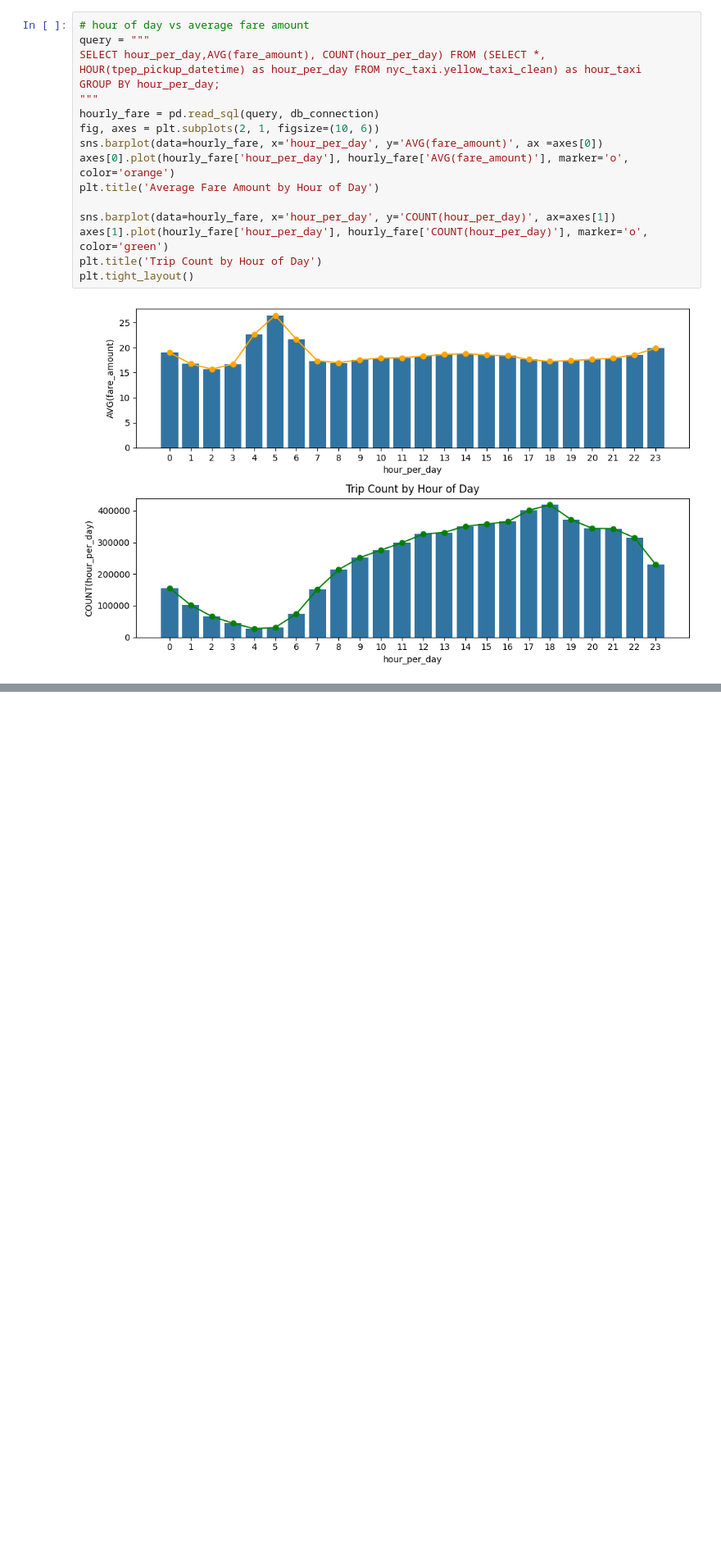
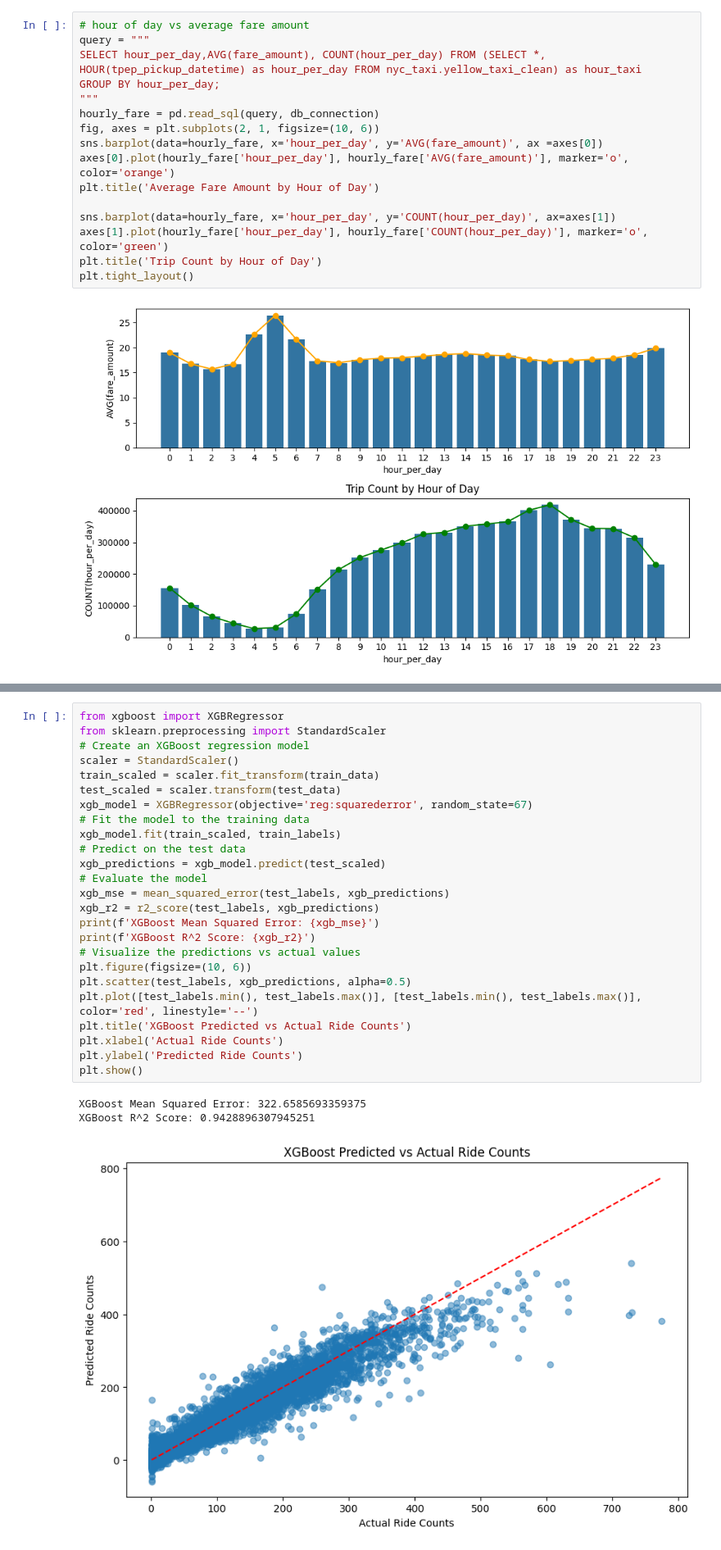
Before and after one commit to matthewviray/nyc-taxi-demand-revenue-ml, a Jupyter notebook: taxi.ipynb, the cells around one changed output, grey strips where cells are left out. Shown at 82% size. Drawn from its saved outputs; the diff is of its cells as text; blank space fills up the shorter version.

```diff
--- a/taxi.ipynb
+++ b/taxi.ipynb
@@ -287,0 +387,29 @@ print(condition_fare)
+# %%
+from xgboost import XGBRegressor
+from sklearn.preprocessing import StandardScaler
+# Create an XGBoost regression model
+scaler = StandardScaler()
+train_scaled = scaler.fit_transform(train_data)
+test_scaled = scaler.transform(test_data)
+xgb_model = XGBRegressor(objective='reg:squarederror', random_state=67)
+# Fit the model to the training data
+xgb_model.fit(train_scaled, train_labels)
+# Predict on the test data
+xgb_predictions = xgb_model.predict(test_scaled)
+# Evaluate the model
+xgb_mse = mean_squared_error(test_labels, xgb_predictions)
+xgb_r2 = r2_score(test_labels, xgb_predictions)
+print(f'XGBoost Mean Squared Error: {xgb_mse}')
+print(f'XGBoost R^2 Score: {xgb_r2}')
+# Visualize the predictions vs actual values
+plt.figure(figsize=(10, 6))
+plt.scatter(test_labels, xgb_predictions, alpha=0.5)
+plt.plot([test_labels.min(), test_labels.max()], [test_labels.min(), test_labels.max()], color='red', linestyle='--')
+plt.title('XGBoost Predicted vs Actual Ride Counts')
+plt.xlabel('Actual Ride Counts')
+plt.ylabel('Predicted Ride Counts')
+plt.show()
+# %% [output]
+XGBoost Mean Squared Error: 322.6585693359375
+XGBoost R^2 Score: 0.9428896307945251
+[figure, added]
```
Also changed, not shown: parts of 10 cells of this notebook, 2 other files.
